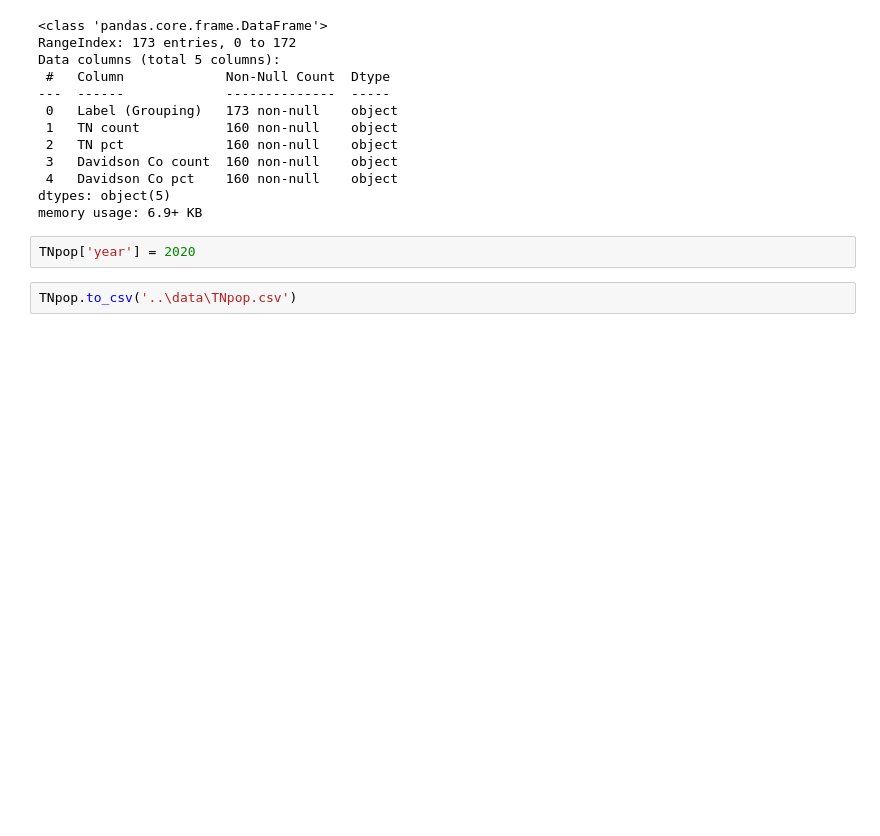
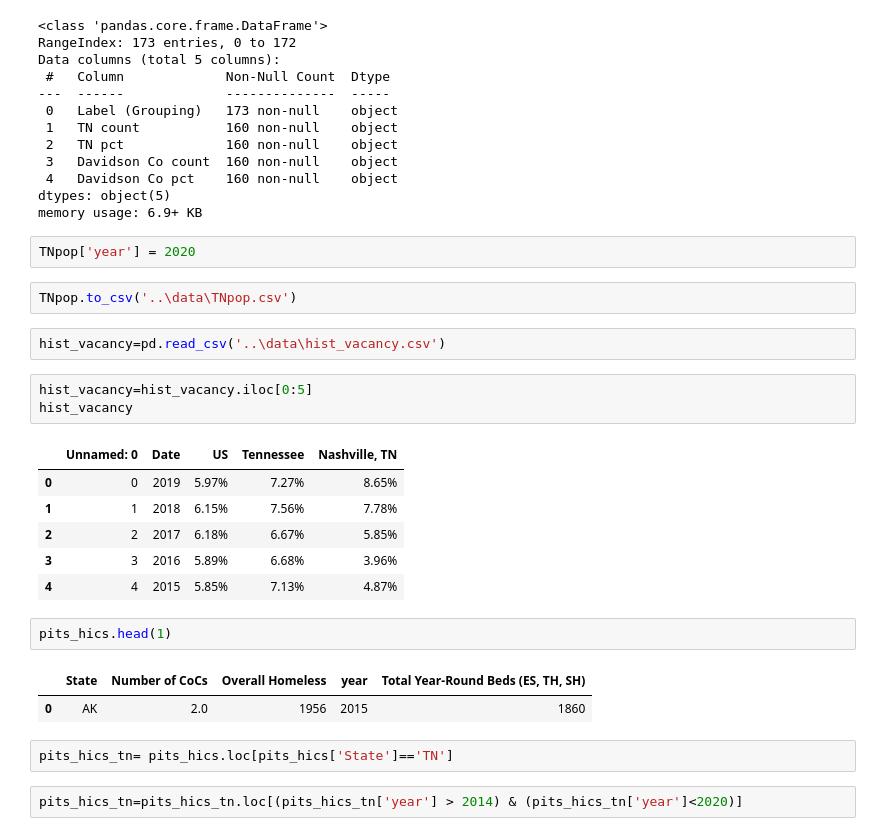
Before and after one commit to JLRoselle/homelessness-data-literacy-project, a Jupyter notebook: data_literacy.ipynb, the cells around one changed output. Saved outputs shown, nothing was run; the diff lists cells and outputs as text; blank space fills up the shorter version.

```diff
--- a/data_literacy.ipynb
+++ b/data_literacy.ipynb
@@ -315,3 +315,24 @@ memory usage: 6.9+ KB
 TNpop['year'] = 2020
 # %%
 TNpop.to_csv('..\data\TNpop.csv')
+# %%
+hist_vacancy=pd.read_csv('..\data\hist_vacancy.csv')
+# %%
+hist_vacancy=hist_vacancy.iloc[0:5]
+hist_vacancy
+# %% [output]
+|  | Unnamed: 0 | Date | US | Tennessee | Nashville, TN |
+| 0 | 0 | 2019 | 5.97% | 7.27% | 8.65% |
+| 1 | 1 | 2018 | 6.15% | 7.56% | 7.78% |
+| 2 | 2 | 2017 | 6.18% | 6.67% | 5.85% |
+| 3 | 3 | 2016 | 5.89% | 6.68% | 3.96% |
+| 4 | 4 | 2015 | 5.85% | 7.13% | 4.87% |
+# %%
+pits_hics.head(1)
+# %% [output]
+|  | State | Number of CoCs | Overall Homeless | year | Total Year-Round Beds (ES, TH, SH) |
+| 0 | AK | 2.0 | 1956 | 2015 | 1860 |
+# %%
+pits_hics_tn= pits_hics.loc[pits_hics['State']=='TN']
+# %%
+pits_hics_tn=pits_hics_tn.loc[(pits_hics_tn['year'] > 2014) & (pits_hics_tn['year']<2020)]
```
Also changed, not shown: parts of 10 cells of this notebook, 1 other file.
